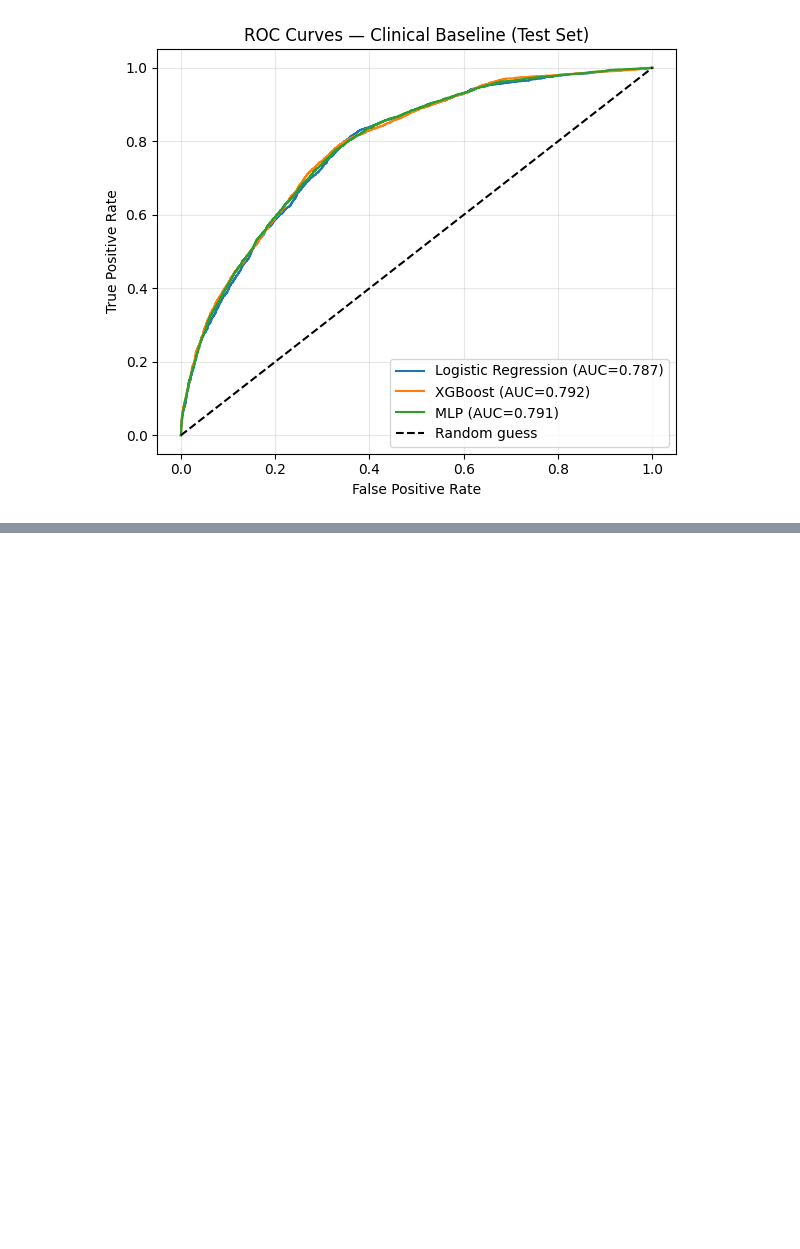
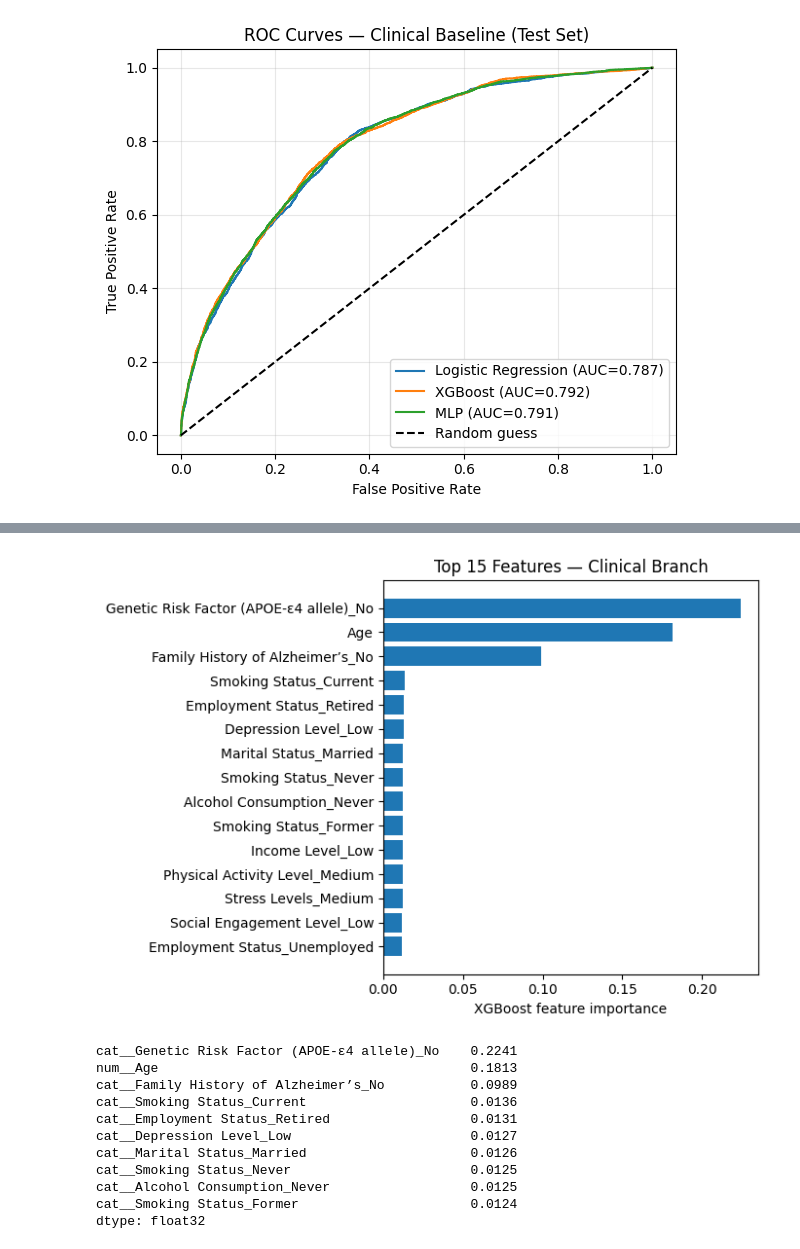
Before and after one commit to Rahmatul-Rovi/Capstone-Project-Reports, a Jupyter notebook: Alzheimers_Disease.ipynb, the cells around one changed output, grey strips where cells are left out. Cells and saved outputs as stored; diff of their text form; code cells hidden in the pictures; blank space fills up the shorter version.

```diff
--- a/Alzheimers_Disease.ipynb
+++ b/Alzheimers_Disease.ipynb
@@ -239,0 +245,26 @@ print(cm)
+# %%
+xgb = models["XGBoost"]
+imp = pd.Series(xgb.feature_importances_, index=feature_names).sort_values(ascending=False)
+top = imp.head(15)[::-1]
+
+plt.figure(figsize=(7, 5))
+plt.barh([n.split("__")[-1] for n in top.index], top.values)
+plt.xlabel("XGBoost feature importance")
+plt.title("Top 15 Features — Clinical Branch")
+plt.tight_layout()
+plt.savefig("results/feature_importance.png", dpi=200)
+plt.show()
+imp.head(10).round(4)
+# %% [output]
+[figure, added]
+cat__Genetic Risk Factor (APOE-ε4 allele)_No    0.2241
+num__Age                                        0.1813
+cat__Family History of Alzheimer’s_No           0.0989
+cat__Smoking Status_Current                     0.0136
+cat__Employment Status_Retired                  0.0131
+cat__Depression Level_Low                       0.0127
+cat__Marital Status_Married                     0.0126
+cat__Smoking Status_Never                       0.0125
+cat__Alcohol Consumption_Never                  0.0125
+cat__Smoking Status_Former                      0.0124
+dtype: float32
```
Also changed, not shown: parts of 2 cells of this notebook.
